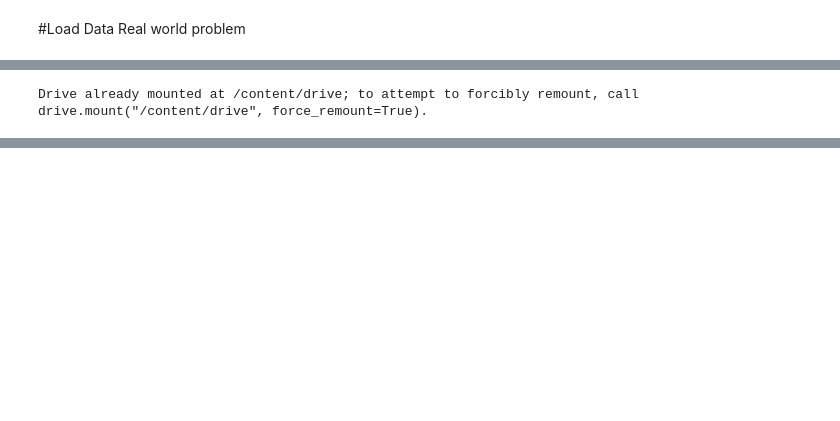
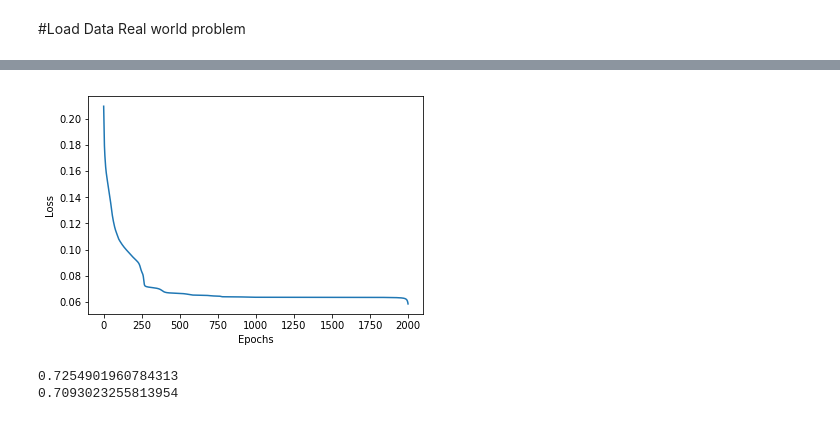
Before and after one commit to aborundiya/NeuralNetwork, a Jupyter notebook: gradientDescent.ipynb, the cells around one changed output, grey strips where cells are left out. Saved outputs shown, nothing was run; the diff lists cells and outputs as text; code cells hidden in the pictures; blank space fills up the shorter version.

```diff
--- a/gradientDescent.ipynb
+++ b/gradientDescent.ipynb
@@ -286,5 +269,4 @@ mobile_cleaned.csv  sample_data
-# %%
-from google.colab import drive
-drive.mount('/content/drive')
-# %% [output]
-Drive already mounted at /content/drive; to attempt to forcibly remount, call drive.mount("/content/drive", force_remount=True).
+# %%
+sn = SigmoidNeuron()
+sn.fit(X_scaled_train, Y_scaled_train, epochs = 2000, learning_rate = 0.015 ,display_loss =True )
+# %% [output]
@@ -290,0 +274 @@ Drive already mounted at /content/drive; to attempt to forcibly remount, call dr
+[figure, added]
@@ -290,0 +281,6 @@ Drive already mounted at /content/drive; to attempt to forcibly remount, call dr
+# %%
+print(accuracy_score(y_pred_binarized_train,Y_binarized_train))
+print(accuracy_score(y_pred_binarized_test,Y_binarized_test))
+# %% [output]
+0.7254901960784313
+0.7093023255813954
```
Also changed, not shown: parts of 19 cells of this notebook.
